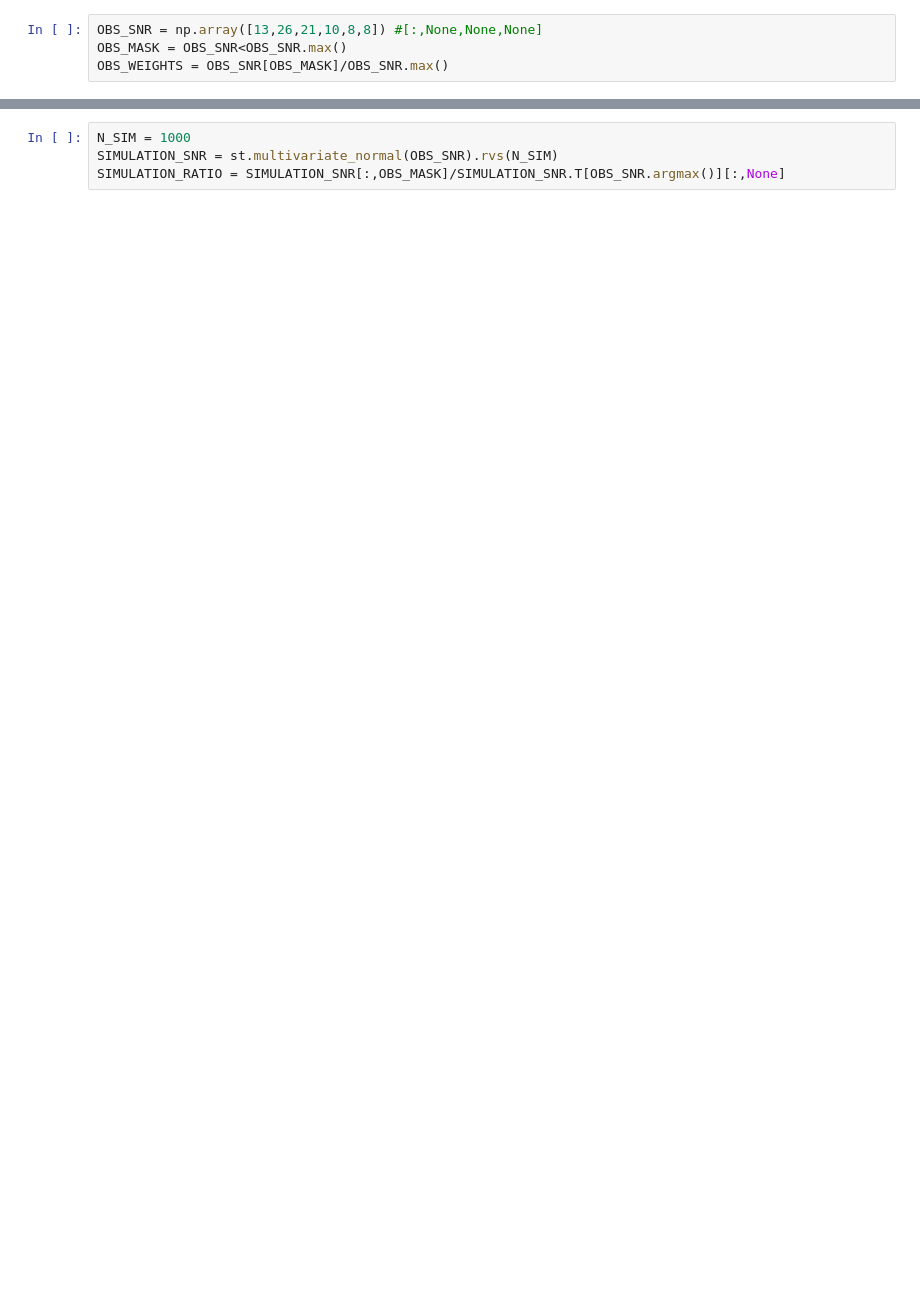
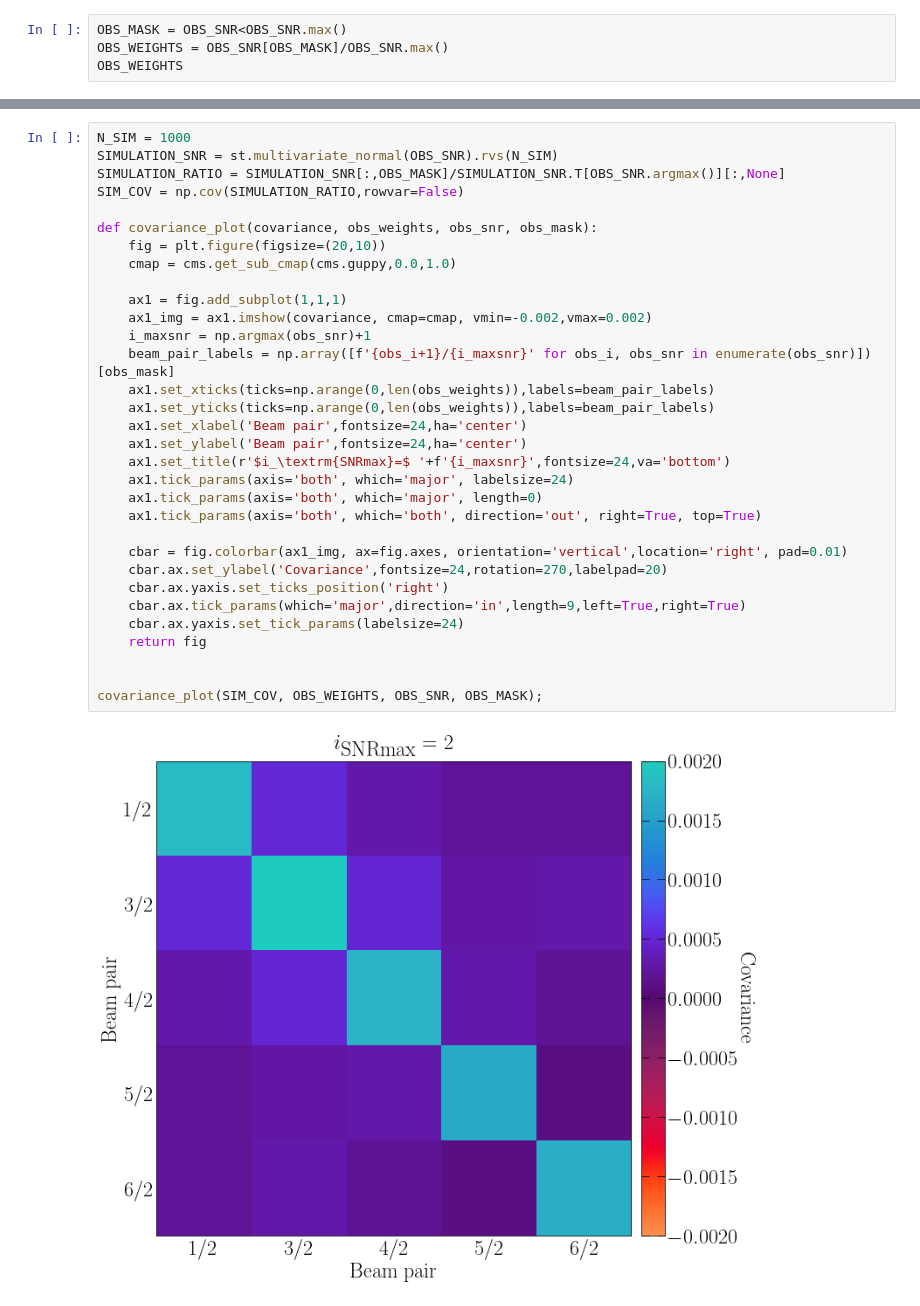
Before and after one commit to CIRA-Pulsars-and-Transients-Group/mwa-vcs-localise, a Jupyter notebook: statistics_tests/explorations_seeKAT.ipynb, the cells around one changed output, grey strips where cells are left out. Drawn from its saved outputs; the diff is of its cells as text; blank space fills up the shorter version.

```diff
--- a/statistics_tests/explorations_seeKAT.ipynb
+++ b/statistics_tests/explorations_seeKAT.ipynb
@@ -123,4 +157,4 @@ eda_plot(TABP_LOOK, GRID_RA, GRID_DEC, r'$\sum_i T_i(\hat{q})$');
 # %%
-OBS_SNR = np.array([13,26,21,10,8,8]) #[:,None,None,None]
 OBS_MASK = OBS_SNR<OBS_SNR.max()
 OBS_WEIGHTS = OBS_SNR[OBS_MASK]/OBS_SNR.max()
+OBS_WEIGHTS
@@ -127,4 +175,34 @@ OBS_WEIGHTS = OBS_SNR[OBS_MASK]/OBS_SNR.max()
 # %%
 N_SIM = 1000
 SIMULATION_SNR = st.multivariate_normal(OBS_SNR).rvs(N_SIM)
 SIMULATION_RATIO = SIMULATION_SNR[:,OBS_MASK]/SIMULATION_SNR.T[OBS_SNR.argmax()][:,None]
+SIM_COV = np.cov(SIMULATION_RATIO,rowvar=False)
+
+def covariance_plot(covariance, obs_weights, obs_snr, obs_mask):
+    fig = plt.figure(figsize=(20,10))
+    cmap = cms.get_sub_cmap(cms.guppy,0.0,1.0)
+
+    ax1 = fig.add_subplot(1,1,1)
+    ax1_img = ax1.imshow(covariance, cmap=cmap, vmin=-0.002,vmax=0.002)
+    i_maxsnr = np.argmax(obs_snr)+1
+    beam_pair_labels = np.array([f'{obs_i+1}/{i_maxsnr}' for obs_i, obs_snr in enumerate(obs_snr)])[obs_mask]
+    ax1.set_xticks(ticks=np.arange(0,len(obs_weights)),labels=beam_pair_labels)
+    ax1.set_yticks(ticks=np.arange(0,len(obs_weights)),labels=beam_pair_labels)
+    ax1.set_xlabel('Beam pair',fontsize=24,ha='center')
+    ax1.set_ylabel('Beam pair',fontsize=24,ha='center')
+    ax1.set_title(r'$i_\textrm{SNRmax}=$ '+f'{i_maxsnr}',fontsize=24,va='bottom')
+    ax1.tick_params(axis='both', which='major', labelsize=24)
+    ax1.tick_params(axis='both', which='major', length=0)
+    ax1.tick_params(axis='both', which='both', direction='out', right=True, top=True)
+
+    cbar = fig.colorbar(ax1_img, ax=fig.axes, orientation='vertical',location='right', pad=0.01)
+    cbar.ax.set_ylabel('Covariance',fontsize=24,rotation=270,labelpad=20)
+    cbar.ax.yaxis.set_ticks_position('right')
+    cbar.ax.tick_params(which='major',direction='in',length=9,left=True,right=True)
+    cbar.ax.yaxis.set_tick_params(labelsize=24)
+    return fig
+
+
+covariance_plot(SIM_COV, OBS_WEIGHTS, OBS_SNR, OBS_MASK);
+# %% [output]
+[figure, added]
```
Also changed, not shown: parts of 21 cells of this notebook.
